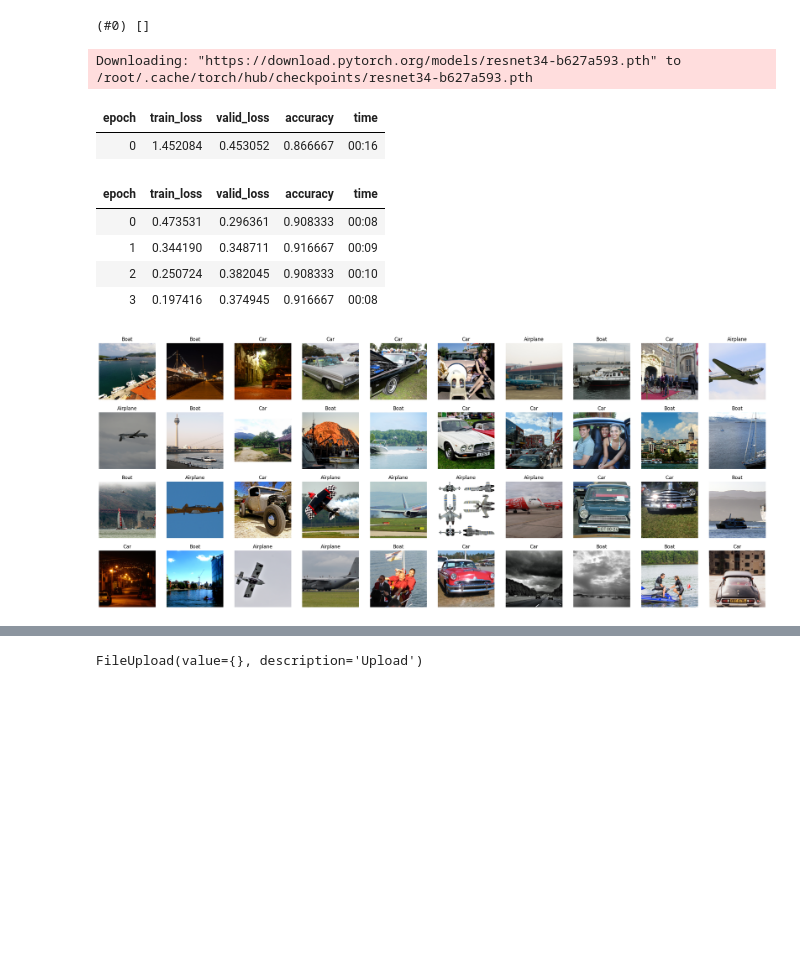
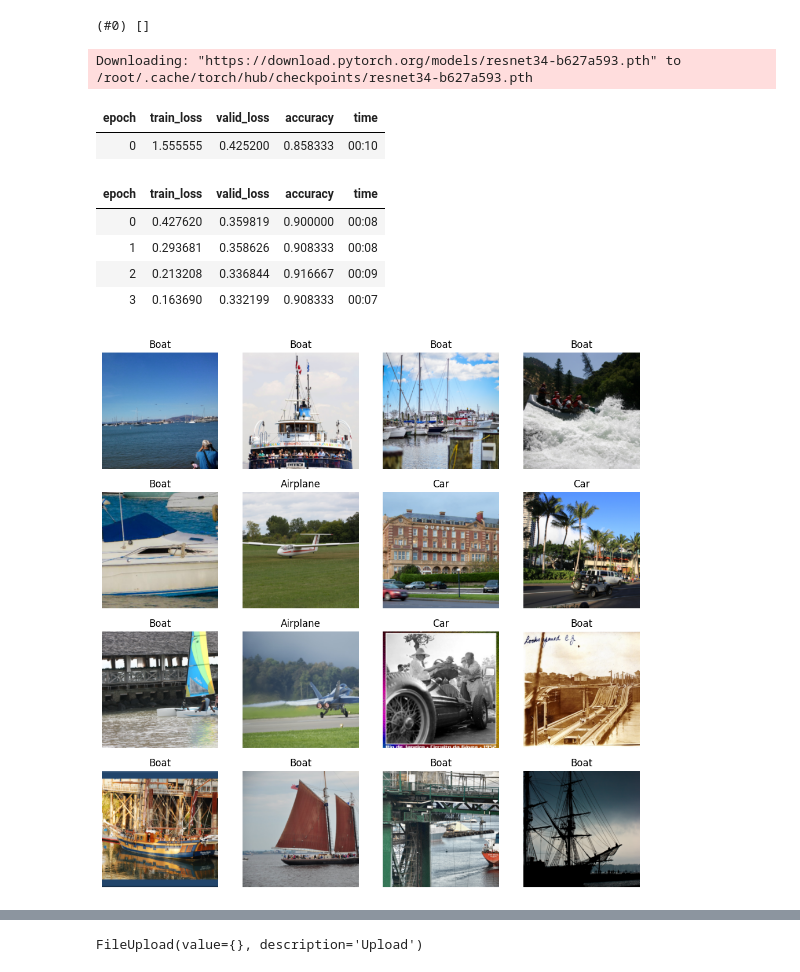
Before and after one commit to asadbek08/DataScienceMohirdev, a Jupyter notebook: DL_Image_Classifier.ipynb, the cells around one changed output, grey strips where cells are left out. Saved outputs shown, nothing was run; the diff lists cells and outputs as text; code cells hidden in the pictures; blank space fills up the shorter version.

```diff
--- a/DL_Image_Classifier.ipynb
+++ b/DL_Image_Classifier.ipynb
@@ -89,27 +89,27 @@ failed
 # %%
 transports = DataBlock(
     blocks=(ImageBlock, CategoryBlock),
     get_items = get_image_files,
     splitter = RandomSplitter(valid_pct=0.2, seed=42),
     get_y = parent_label,
     item_tfms=Resize(224)
 )
 
 dls = transports.dataloaders(path)
-dls.train.show_batch(max_n=40, nrows=4)
+dls.train.show_batch(max_n=16, nrows=4)
 
 learn = cnn_learner(dls, resnet34, metrics=accuracy)
 learn.fine_tune(4)
 # %% [output]
 Downloading: "https://download.pytorch.org/models/resnet34-b627a593.pth" to /root/.cache/torch/hub/checkpoints/resnet34-b627a593.pth
 | epoch | train_loss | valid_loss | accuracy | time |
-| 0 | 1.452084 | 0.453052 | 0.866667 | 00:16 |
+| 0 | 1.555555 | 0.425200 | 0.858333 | 00:10 |
 | epoch | train_loss | valid_loss | accuracy | time |
-| 0 | 0.473531 | 0.296361 | 0.908333 | 00:08 |
-| 1 | 0.344190 | 0.348711 | 0.916667 | 00:09 |
-| 2 | 0.250724 | 0.382045 | 0.908333 | 00:10 |
-| 3 | 0.197416 | 0.374945 | 0.916667 | 00:08 |
+| 0 | 0.427620 | 0.359819 | 0.900000 | 00:08 |
+| 1 | 0.293681 | 0.358626 | 0.908333 | 00:08 |
+| 2 | 0.213208 | 0.336844 | 0.916667 | 00:09 |
+| 3 | 0.163690 | 0.332199 | 0.908333 | 00:07 |
-[figure, old version]
+[figure, new version]
 # %%
 interp = ClassificationInterpretation.from_learner(learn)
 interp.plot_confusion_matrix()
```
Also changed, not shown: parts of 9 cells of this notebook.
